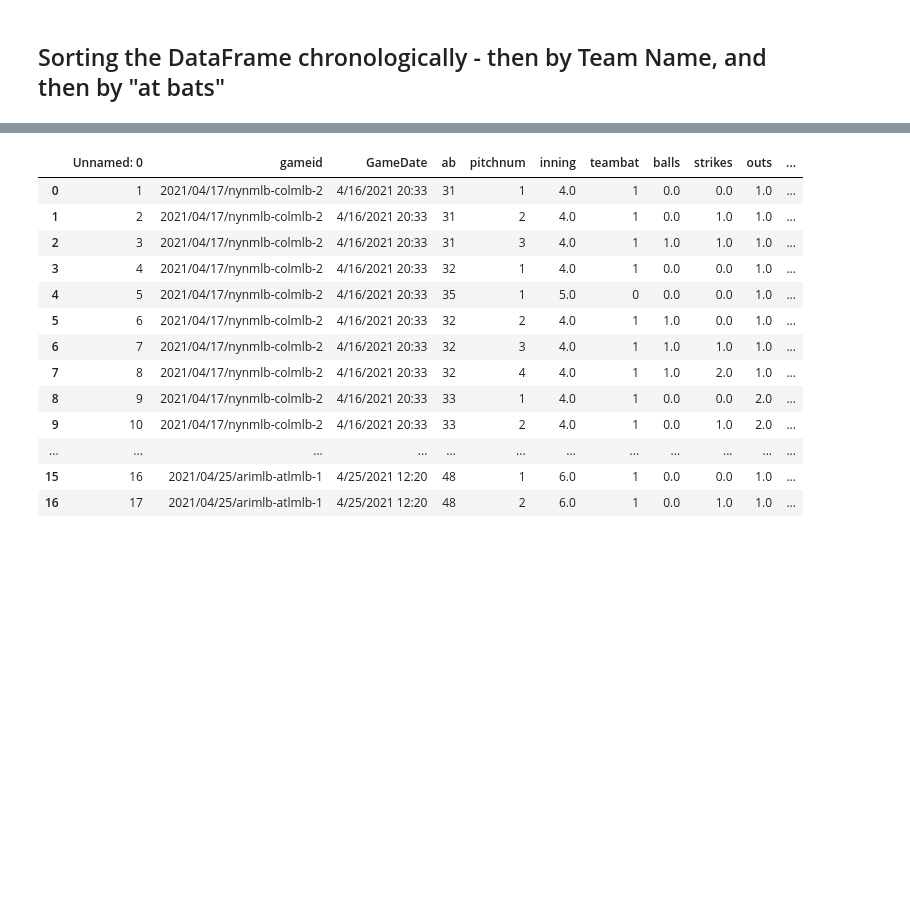
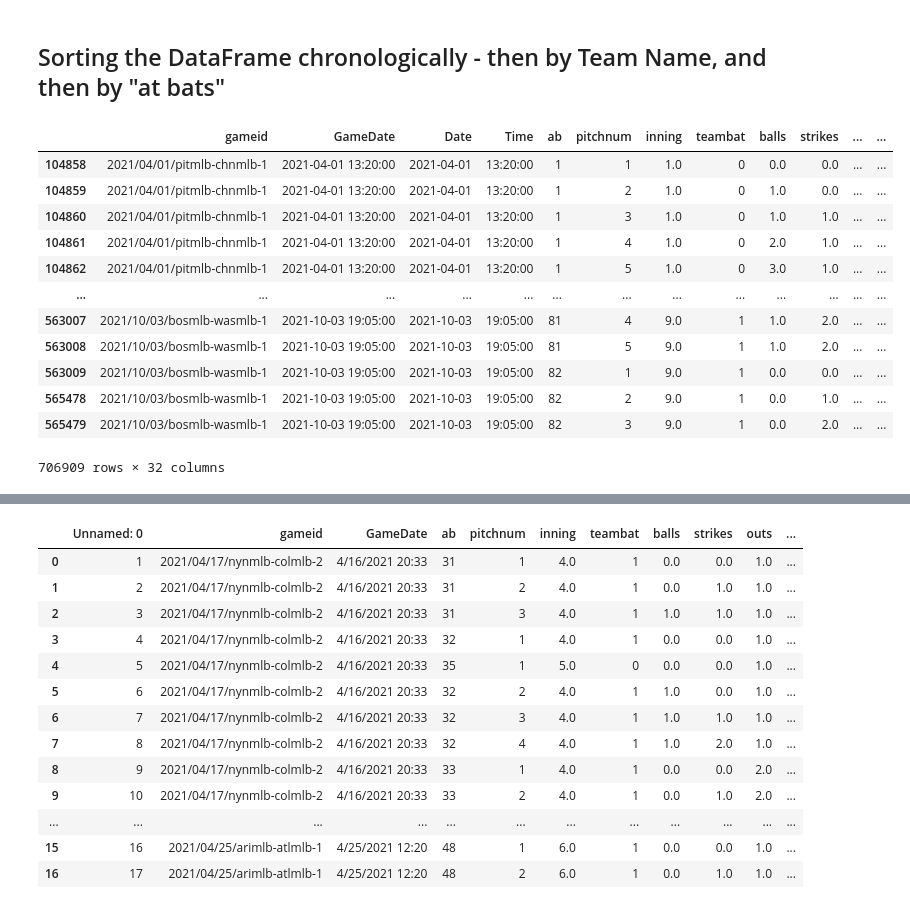
Before and after one commit to NathanG1en/baseball-research, a Jupyter notebook: EDA.ipynb, the cells around one changed output, grey strips where cells are left out. Cells and saved outputs as stored; diff of their text form; code cells hidden in the pictures; blank space fills up the shorter version.

```diff
--- a/EDA.ipynb
+++ b/EDA.ipynb
@@ -71,6 +71,20 @@ season_21
 ## Sorting the DataFrame chronologically - then by Team Name, and then by "at bats"
 # %%
 season_21  = season_21.sort_values(by = ['Date', 'Home', 'ab'])
-# season_21 = season_21.drop(columns = ['Unnamed: 0'])
+#season_21 = season_21.drop(columns = ['Unnamed: 0'])
 season_21
-season_21.to_csv('data/pitches.csv')
+#season_21.to_csv('data/pitches.csv')
+# %% [output]
+|  | gameid | GameDate | Date | Time | ab | pitchnum | inning | teambat | balls | strikes | ... | ... |
+| 104858 | 2021/04/01/pitmlb-chnmlb-1 | 2021-04-01 13:20:00 | 2021-04-01 | 13:20:00 | 1 | 1 | 1.0 | 0 | 0.0 | 0.0 | ... | ... |
+| 104859 | 2021/04/01/pitmlb-chnmlb-1 | 2021-04-01 13:20:00 | 2021-04-01 | 13:20:00 | 1 | 2 | 1.0 | 0 | 1.0 | 0.0 | ... | ... |
+| 104860 | 2021/04/01/pitmlb-chnmlb-1 | 2021-04-01 13:20:00 | 2021-04-01 | 13:20:00 | 1 | 3 | 1.0 | 0 | 1.0 | 1.0 | ... | ... |
+| 104861 | 2021/04/01/pitmlb-chnmlb-1 | 2021-04-01 13:20:00 | 2021-04-01 | 13:20:00 | 1 | 4 | 1.0 | 0 | 2.0 | 1.0 | ... | ... |
+| 104862 | 2021/04/01/pitmlb-chnmlb-1 | 2021-04-01 13:20:00 | 2021-04-01 | 13:20:00 | 1 | 5 | 1.0 | 0 | 3.0 | 1.0 | ... | ... |
+| ... | ... | ... | ... | ... | ... | ... | ... | ... | ... | ... | ... | ... |
+| 563007 | 2021/10/03/bosmlb-wasmlb-1 | 2021-10-03 19:05:00 | 2021-10-03 | 19:05:00 | 81 | 4 | 9.0 | 1 | 1.0 | 2.0 | ... | ... |
+| 563008 | 2021/10/03/bosmlb-wasmlb-1 | 2021-10-03 19:05:00 | 2021-10-03 | 19:05:00 | 81 | 5 | 9.0 | 1 | 1.0 | 2.0 | ... | ... |
+| 563009 | 2021/10/03/bosmlb-wasmlb-1 | 2021-10-03 19:05:00 | 2021-10-03 | 19:05:00 | 82 | 1 | 9.0 | 1 | 0.0 | 0.0 | ... | ... |
+| 565478 | 2021/10/03/bosmlb-wasmlb-1 | 2021-10-03 19:05:00 | 2021-10-03 | 19:05:00 | 82 | 2 | 9.0 | 1 | 0.0 | 1.0 | ... | ... |
+| 565479 | 2021/10/03/bosmlb-wasmlb-1 | 2021-10-03 19:05:00 | 2021-10-03 | 19:05:00 | 82 | 3 | 9.0 | 1 | 0.0 | 2.0 | ... | ... |
+706909 rows × 32 columns
```
Also changed, not shown: parts of 1 cell of this notebook.
